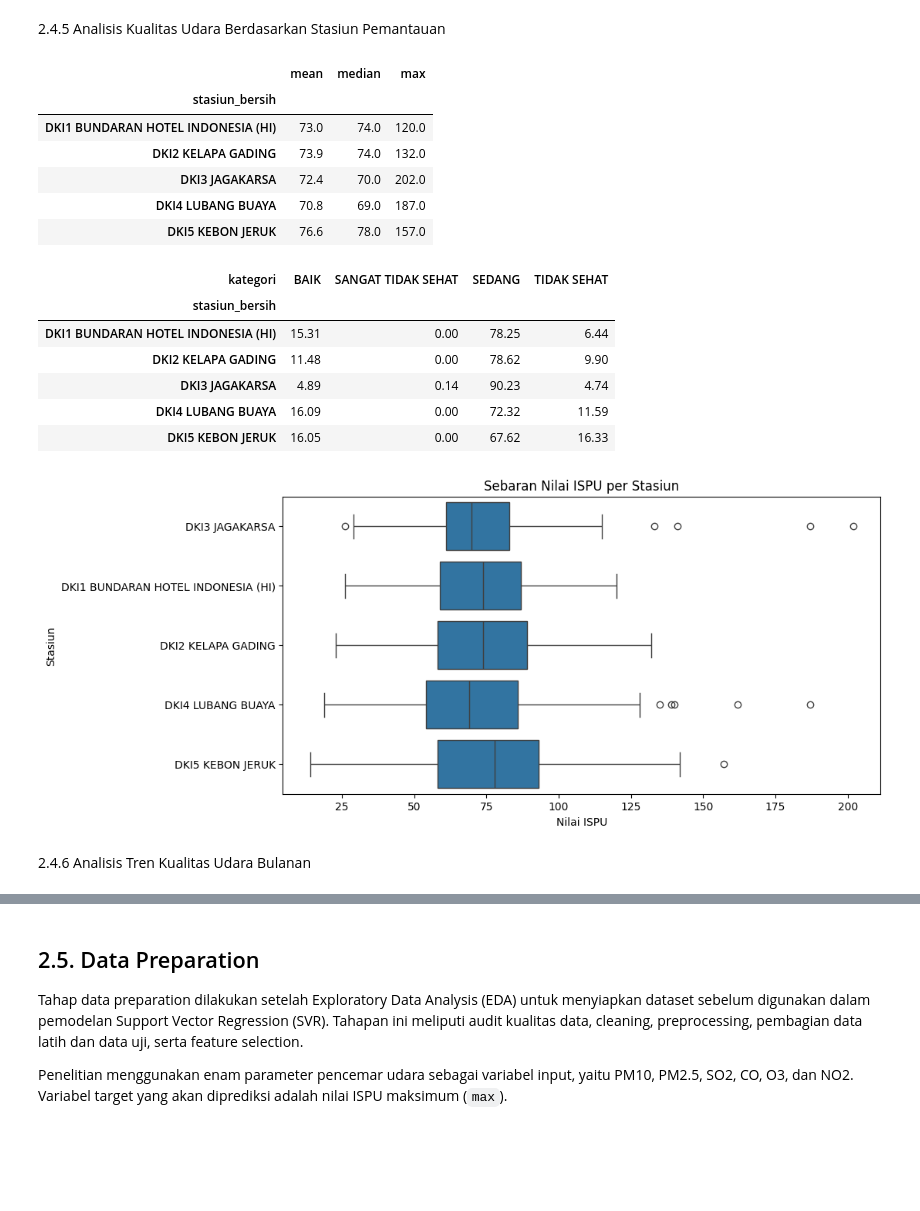
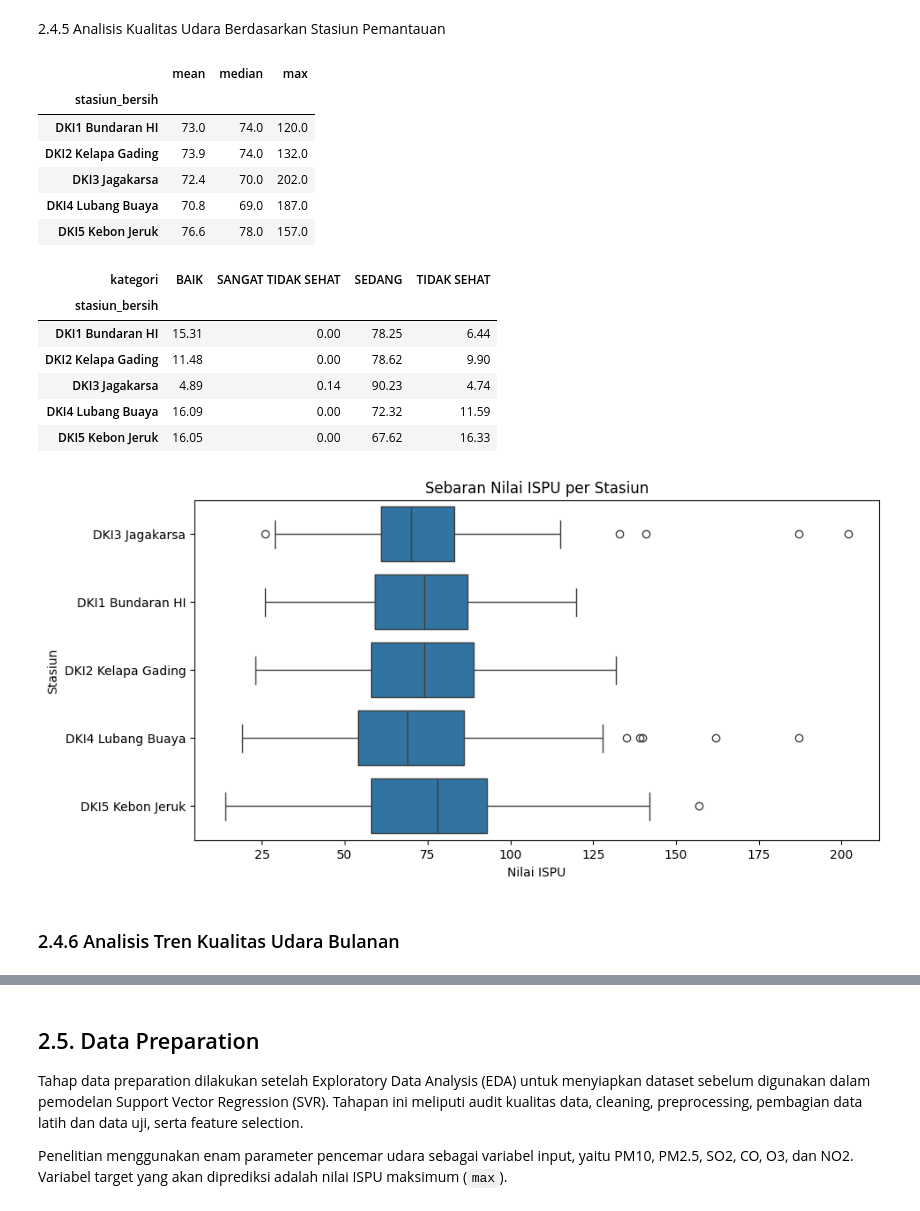
Before and after one commit to Cantikazahra/49_IF-E_titut-titut, a Jupyter notebook: Projek_ISPU.ipynb, the cells around one changed output, grey strips where cells are left out. Saved outputs shown, nothing was run; the diff lists cells and outputs as text; code cells hidden in the pictures; blank space fills up the shorter version.

```diff
--- a/Projek_ISPU.ipynb
+++ b/Projek_ISPU.ipynb
@@ -551,44 +554,47 @@ plt.show()
 # %% [markdown]
 2.4.5 Analisis Kualitas Udara Berdasarkan Stasiun Pemantauan
 # %%
-# Menyatukan penulisan nama stasiun yang berbeda
-df["stasiun_bersih"] = df["stasiun"].replace({
-    "DKI1 BUNDERAN HI": "DKI1 BUNDARAN HOTEL INDONESIA (HI)",
-    "DKI1 BUNDARAN HOTEL INDONESIA HI": "DKI1 BUNDARAN HOTEL INDONESIA (HI)",
-    "DKI5 KEBON JERUK JAKARTA BARAT": "DKI5 KEBON JERUK"
+# Menyatukan penulisan nama stasiun yang berbeda (DKI1 sampai DKI5)
+df["stasiun_bersih"] = df["stasiun"].str.extract(r"(DKI\d)")[0]
+df["stasiun_bersih"] = df["stasiun_bersih"].map({
+    "DKI1": "DKI1 Bundaran HI",
+    "DKI2": "DKI2 Kelapa Gading",
+    "DKI3": "DKI3 Jagakarsa",
+    "DKI4": "DKI4 Lubang Buaya",
+    "DKI5": "DKI5 Kebon Jeruk"
 })
 
 df_stasiun = df[df["max"] > 0]
 
 # Rata-rata, median, dan nilai maksimum ISPU per stasiun
 display(df_stasiun.groupby("stasiun_bersih")["max"].agg(["mean", "median", "max"]).round(1))
 
 # Persentase kategori per stasiun
 display((pd.crosstab(df_stasiun["stasiun_bersih"], df_stasiun["kategori"], normalize="index") * 100).round(2))
 
 # Visualisasi sebaran ISPU per stasiun
 plt.figure(figsize=(10, 5))
 sns.boxplot(data=df_stasiun, y="stasiun_bersih", x="max")
 plt.title("Sebaran Nilai ISPU per Stasiun")
 plt.xlabel("Nilai ISPU")
 plt.ylabel("Stasiun")
 plt.show()
 # %% [output]
 |  | mean | median | max |
 | stasiun_bersih |  |  |  |
-| DKI1 BUNDARAN HOTEL INDONESIA (HI) | 73.0 | 74.0 | 120.0 |
-| DKI2 KELAPA GADING | 73.9 | 74.0 | 132.0 |
-| DKI3 JAGAKARSA | 72.4 | 70.0 | 202.0 |
-| DKI4 LUBANG BUAYA | 70.8 | 69.0 | 187.0 |
-| DKI5 KEBON JERUK | 76.6 | 78.0 | 157.0 |
+| DKI1 Bundaran HI | 73.0 | 74.0 | 120.0 |
+| DKI2 Kelapa Gading | 73.9 | 74.0 | 132.0 |
+| DKI3 Jagakarsa | 72.4 | 70.0 | 202.0 |
+| DKI4 Lubang Buaya | 70.8 | 69.0 | 187.0 |
+| DKI5 Kebon Jeruk | 76.6 | 78.0 | 157.0 |
 | kategori | BAIK | SANGAT TIDAK SEHAT | SEDANG | TIDAK SEHAT |
 | stasiun_bersih |  |  |  |  |
-| DKI1 BUNDARAN HOTEL INDONESIA (HI) | 15.31 | 0.00 | 78.25 | 6.44 |
-| DKI2 KELAPA GADING | 11.48 | 0.00 | 78.62 | 9.90 |
-| DKI3 JAGAKARSA | 4.89 | 0.14 | 90.23 | 4.74 |
-| DKI4 LUBANG BUAYA | 16.09 | 0.00 | 72.32 | 11.59 |
-| DKI5 KEBON JERUK | 16.05 | 0.00 | 67.62 | 16.33 |
+| DKI1 Bundaran HI | 15.31 | 0.00 | 78.25 | 6.44 |
+| DKI2 Kelapa Gading | 11.48 | 0.00 | 78.62 | 9.90 |
+| DKI3 Jagakarsa | 4.89 | 0.14 | 90.23 | 4.74 |
+| DKI4 Lubang Buaya | 16.09 | 0.00 | 72.32 | 11.59 |
+| DKI5 Kebon Jeruk | 16.05 | 0.00 | 67.62 | 16.33 |
-[figure, old version]
+[figure, new version]
 # %% [markdown]
-2.4.6 Analisis Tren Kualitas Udara Bulanan
+### 2.4.6 Analisis Tren Kualitas Udara Bulanan
 # %%
```
Also changed, not shown: parts of 18 cells of this notebook.
